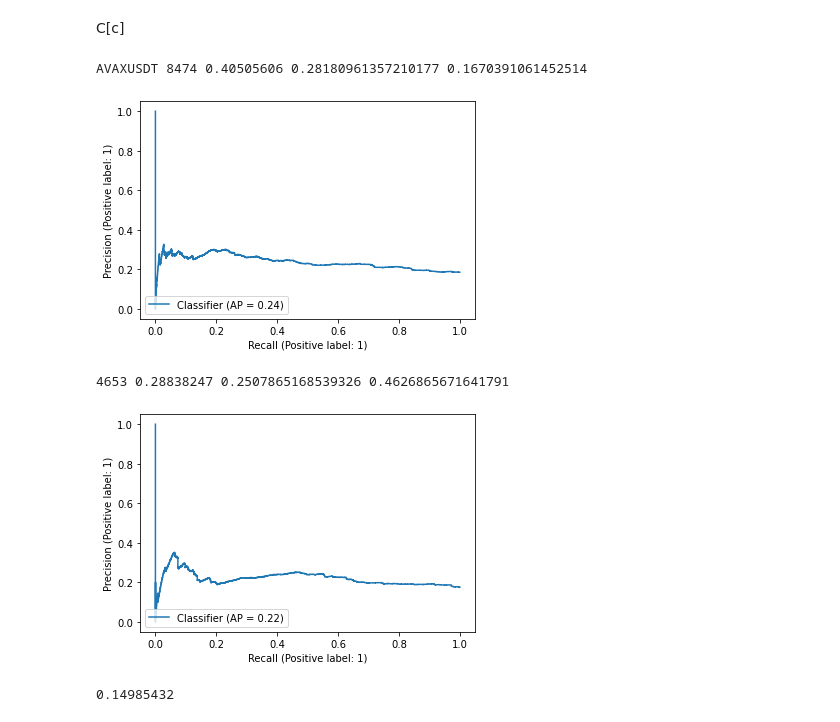
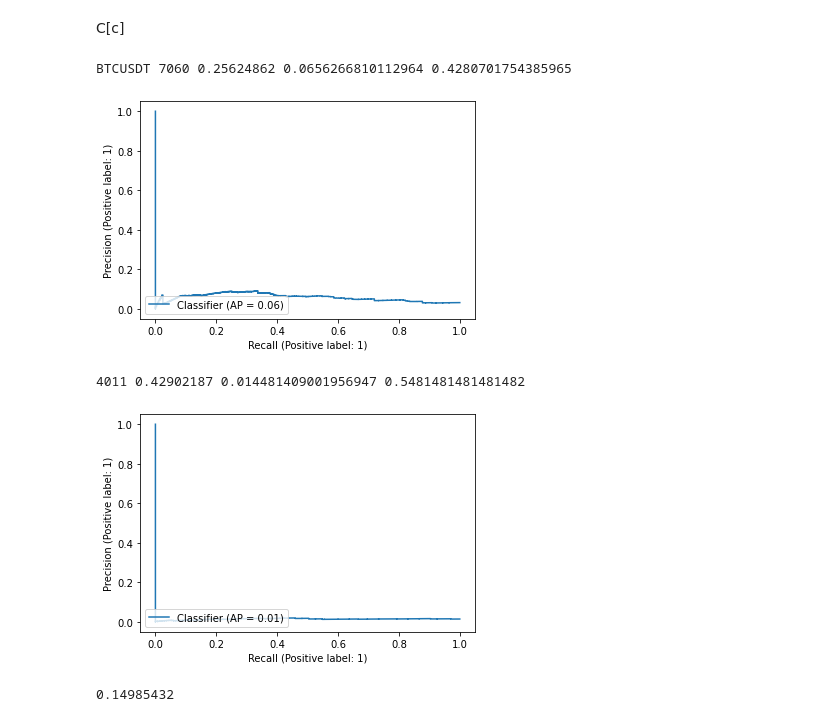
Before and after one commit to crazyleg/binancepredict, a Jupyter notebook: test_set_analysis.ipynb, the cells around one changed output. Cells and saved outputs as stored; diff of their text form; code cells hidden in the pictures.

```diff
--- a/test_set_analysis.ipynb
+++ b/test_set_analysis.ipynb
@@ -146,27 +146,27 @@ y_test_up.shape
 # %% [markdown]
 C[c]
 # %%
-c = 1
+c = 19
 
-s = 900
+s = 800
 from sklearn.metrics import precision_recall_curve
 from sklearn.metrics import PrecisionRecallDisplay
 prec, recall, thr = precision_recall_curve(y_test_up[300:,c], stable_sigmoid(y_hat_test_down[300:,c]))
 PrecisionRecallDisplay.from_predictions(y_test_up[300:,c], stable_sigmoid(y_hat_test_down[300:,c]))
 print(C[c], prec[s:-5].argmax(), thr[prec[s:-1].argmax()], prec[prec[s:-1].argmax()], recall[prec[s:-1].argmax()])
 # %% [output]
-AVAXUSDT 8474 0.40505606 0.28180961357210177 0.1670391061452514
+BTCUSDT 7060 0.25624862 0.0656266810112964 0.4280701754385965
-[figure, old version]
+[figure, new version]
 # %%
 s = 2000
 from sklearn.metrics import precision_recall_curve
 from sklearn.metrics import PrecisionRecallDisplay
-prec, recall, thr = precision_recall_curve(y_test_down[3000:,c], stable_sigmoid(y_hat_test_up[3000:,c]))
-PrecisionRecallDisplay.from_predictions(y_test_down[3000:,c], stable_sigmoid(y_hat_test_up[3000:,c]))
+prec, recall, thr = precision_recall_curve(y_test_down[300:,c], stable_sigmoid(y_hat_test_up[300:,c]))
+PrecisionRecallDisplay.from_predictions(y_test_down[300:,c], stable_sigmoid(y_hat_test_up[300:,c]))
 print(prec[s:-5].argmax(), thr[prec[s:-1].argmax()], prec[prec[s:-1].argmax()], recall[prec[s:-1].argmax()])
 # %% [output]
-4653 0.28838247 0.2507865168539326 0.4626865671641791
+4011 0.42902187 0.014481409001956947 0.5481481481481482
-[figure, old version]
+[figure, new version]
 # %%
 y_test_up[:,c][stable_sigmoid(y_hat_test_up[:,c])>.3].mean()
 y_test_up[:,c][stable_sigmoid(y_hat_test_up[:,c])<.3].mean()
```
Also changed, not shown: 1 other file.
